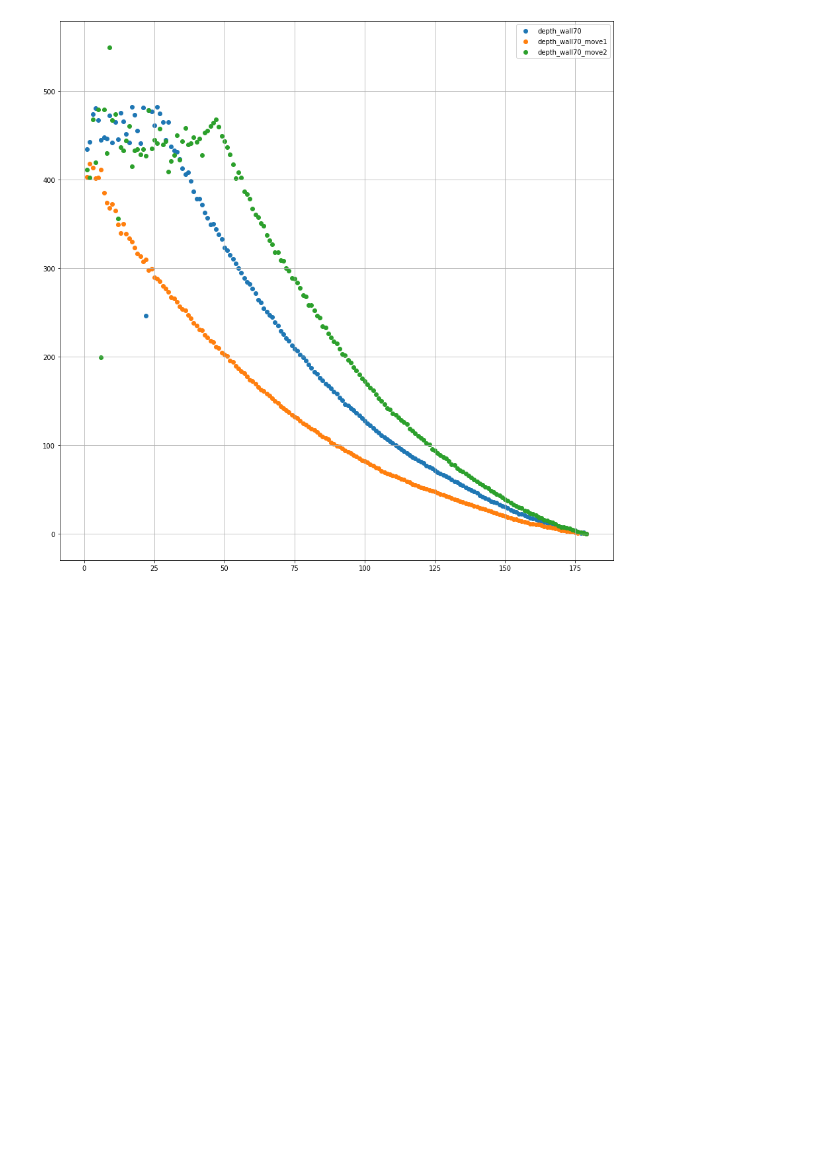
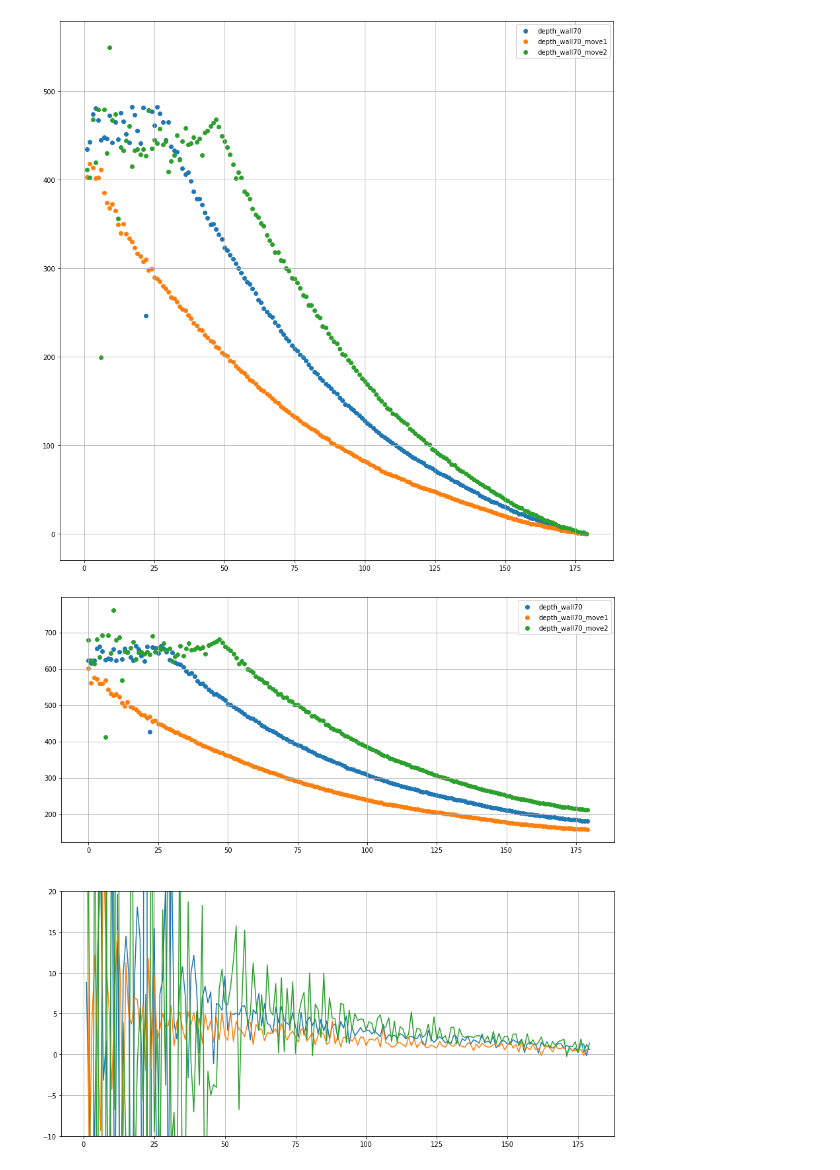
Before and after one commit to dimatoys/srobot, a Jupyter notebook: analysis/camera4.ipynb, the cells around one changed output. Cells and saved outputs as stored; diff of their text form; code cells hidden in the pictures; blank space fills up the shorter version.

Commit message:
got a criteri for walls

```diff
--- a/analysis/camera4.ipynb
+++ b/analysis/camera4.ipynb
@@ -283,3 +283,69 @@ ax.legend()
 plt.show()
 # %% [output]
 [figure]
+# %%
+def countC2(img, y0):
+    xd = []
+    yd = []
+    for x in range(width):
+        xd.append(x)
+        yd.append(img[x,y0])
+        #if x > 0:
+        #    xd.append(x-1)
+        #    yd.append(img[x-1,y0])
+        #if x < width - 1:
+        #    xd.append(x+1)
+        #    yd.append(img[x+1,y0])
+
+    return np.polyfit(xd, yd, 2)
+
+def drawMin3(ax, file, s = 0):
+
+    img = load_img(file)
+    #yd = []
+    dd = []
+
+    ydd = []
+    ddd = []
+
+    for y in range(height):
+        c = countC2(img, y)
+        xmin = - c[1] / c[0] / 2
+        dmin = countY(c, xmin)
+        #yd.append(y)
+        dd.append(dmin)
+    ys = []
+    ds = []
+    for i in range(s, height-s):
+        ys.append(i)
+        dss = 0
+        for j in range(i - s, i + s + 1):
+           dss += dd[j]
+        ds.append(dss / (s * 2 + 1))
+
+    for y in range(1, len(ds)):
+        ydd.append(y)
+        ddd.append(ds[y-1] - ds[y])
+
+
+    ax[0].scatter(ys, ds, label=f"{file}")
+    ax[1].plot(ydd, ddd, label=f"{file}")
+
+
+import matplotlib.pyplot as plt
+plt.rcParams["figure.figsize"] = (15,15)
+fig, ax = plt.subplots(2)
+
+drawMin3(ax, "depth_wall70")
+drawMin3(ax, "depth_wall70_move1")
+drawMin3(ax, "depth_wall70_move2")
+
+ax[0].grid(True)
+ax[1].grid(True)
+ax[0].legend()
+ax[1].set_ylim(-10, 20)
+#ax.set_xlim(0,80)
+
+plt.show()
+# %% [output]
+[figure, added]
```
Also changed, not shown: parts of 5 cells of this notebook.
